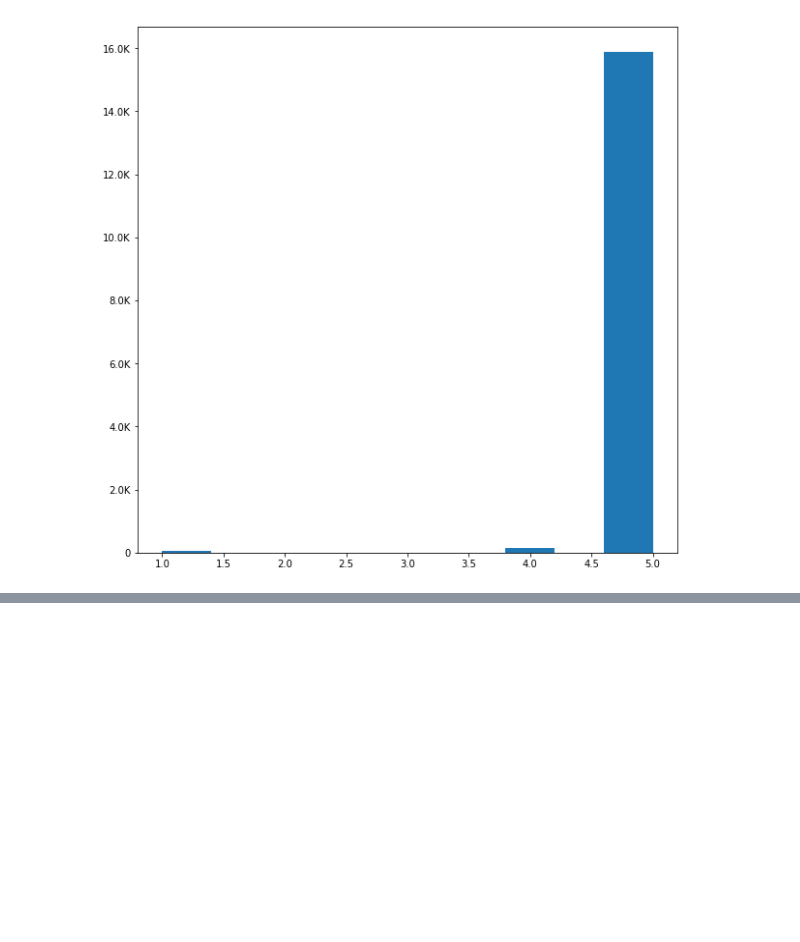
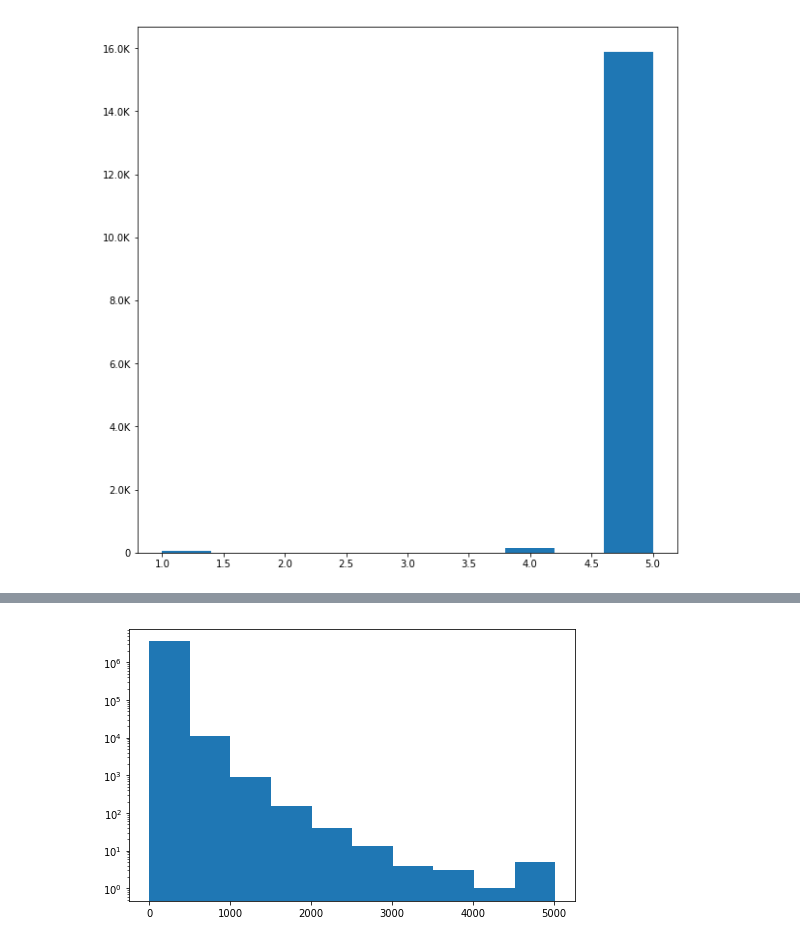
Before and after one commit to raphaelBarman/ADA-dh, a Jupyter notebook: project/milestone2/Subset Exploration.ipynb, the cells around one changed output, grey strips where cells are left out. Saved outputs shown, nothing was run; the diff lists cells and outputs as text; code cells hidden in the pictures; blank space fills up the shorter version.

```diff
--- a/project/milestone2/Subset Exploration.ipynb
+++ b/project/milestone2/Subset Exploration.ipynb
@@ -72,0 +103,10 @@ There is 14.72% of reviewer with std < 0.25
+# %%
+wordCount = F.udf(lambda text: len(text.split(" ")), T.IntegerType())
+
+df = df.withColumn('wordcount', wordCount(df["reviewText"]))
+df.select("wordcount").describe().show()
+overall = df.select("overall").rdd.map(lambda x: x[0])
+wordcount = df.select("wordcount").rdd.map(lambda x: x[0])
+pearson_corr = correlation(df, "overall", "wordcount", method='pearson')
+spearman_corr = correlation(df, "overall", "wordcount", method='spearman')
+print("The pearson correlation is %.3f and the spearman is %.3f"%(pearson_corr, spearman_corr))
@@ -72,0 +125,6 @@ There is 14.72% of reviewer with std < 0.25
+# %%
+fig, ax = plt.subplots()
+fig.set_size_inches(8, 5)
+hist(ax, df.select("wordcount"), log=True);
+# %% [output]
+[figure, added]
```
Also changed, not shown: parts of 27 cells of this notebook.
